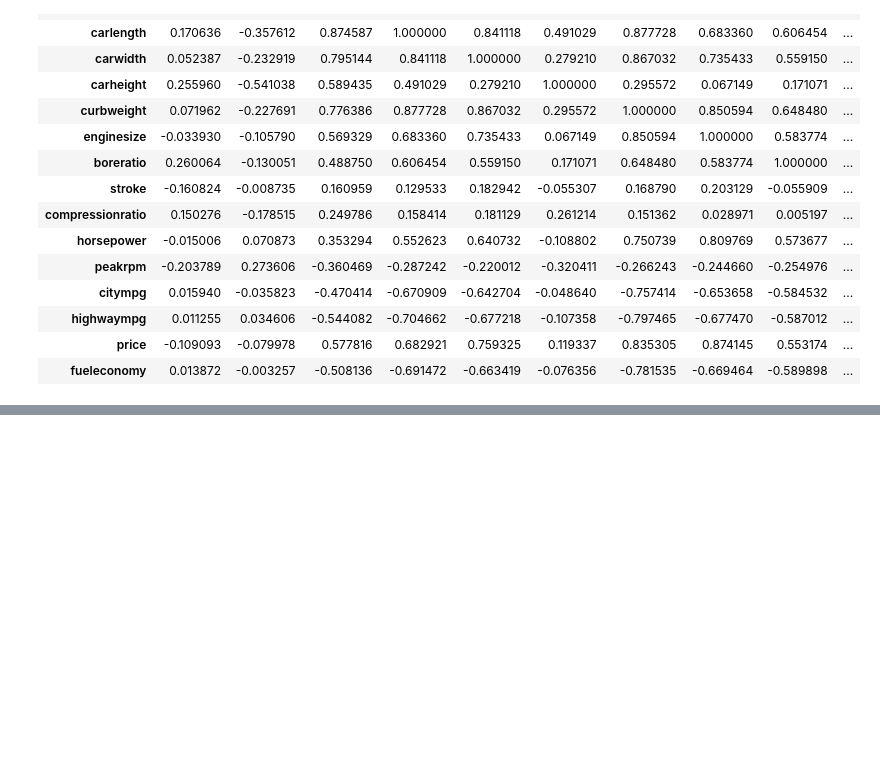
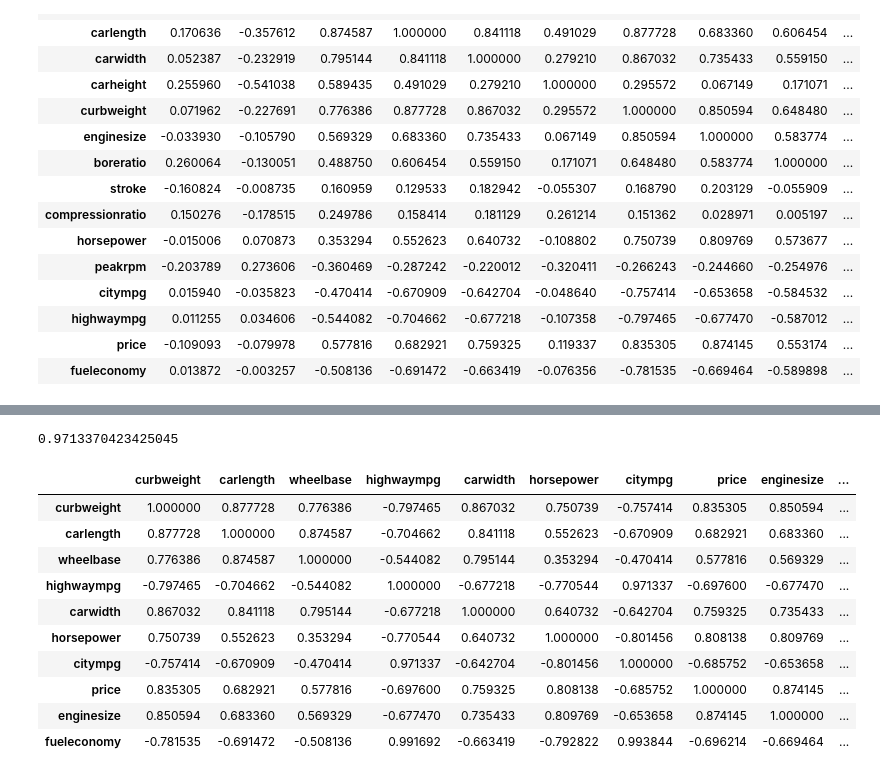
Before and after one commit to asa1997/CarPricePrediction, a Jupyter notebook: carpriceprediction.ipynb, the cells around one changed output, grey strips where cells are left out. Saved outputs shown, nothing was run; the diff lists cells and outputs as text; code cells hidden in the pictures; blank space fills up the shorter version.

```diff
--- a/carpriceprediction.ipynb
+++ b/carpriceprediction.ipynb
@@ -343,3 +376,15 @@ corr
 | highwaympg | 0.011255 | 0.034606 | -0.544082 | -0.704662 | -0.677218 | -0.107358 | -0.797465 | -0.677470 | -0.587012 | ... |
 | price | -0.109093 | -0.079978 | 0.577816 | 0.682921 | 0.759325 | 0.119337 | 0.835305 | 0.874145 | 0.553174 | ... |
 | fueleconomy | 0.013872 | -0.003257 | -0.508136 | -0.691472 | -0.663419 | -0.076356 | -0.781535 | -0.669464 | -0.589898 | ... |
+# %%
+# Find out fields with hight correlation
+corr_features = set()
+
+for i in range(len(corr.columns)):
+    for j in range(i):
+        if abs(corr.iloc[i, j]) > 0.8:
+            col1 = corr.columns[i]
+            col2 = corr.columns[j]
+            print(abs(corr.iloc[i, j]), "----", i, "----", j, "----", col1, "----", col2)
+            corr_features.add(col1)
+            corr_features.add(col2)
@@ -345,0 +417,21 @@ corr
+# %%
+print(corr['highwaympg']['citympg'])
+# %% [output]
+0.9713370423425045
+# %%
+# print correlation of highly correlated values
+
+corr_high = data[list(corr_features)].corr()
+corr_high
+# %% [output]
+|  | curbweight | carlength | wheelbase | highwaympg | carwidth | horsepower | citympg | price | enginesize | ... |
+| curbweight | 1.000000 | 0.877728 | 0.776386 | -0.797465 | 0.867032 | 0.750739 | -0.757414 | 0.835305 | 0.850594 | ... |
+| carlength | 0.877728 | 1.000000 | 0.874587 | -0.704662 | 0.841118 | 0.552623 | -0.670909 | 0.682921 | 0.683360 | ... |
+| wheelbase | 0.776386 | 0.874587 | 1.000000 | -0.544082 | 0.795144 | 0.353294 | -0.470414 | 0.577816 | 0.569329 | ... |
+| highwaympg | -0.797465 | -0.704662 | -0.544082 | 1.000000 | -0.677218 | -0.770544 | 0.971337 | -0.697600 | -0.677470 | ... |
+| carwidth | 0.867032 | 0.841118 | 0.795144 | -0.677218 | 1.000000 | 0.640732 | -0.642704 | 0.759325 | 0.735433 | ... |
+| horsepower | 0.750739 | 0.552623 | 0.353294 | -0.770544 | 0.640732 | 1.000000 | -0.801456 | 0.808138 | 0.809769 | ... |
+| citympg | -0.757414 | -0.670909 | -0.470414 | 0.971337 | -0.642704 | -0.801456 | 1.000000 | -0.685752 | -0.653658 | ... |
+| price | 0.835305 | 0.682921 | 0.577816 | -0.697600 | 0.759325 | 0.808138 | -0.685752 | 1.000000 | 0.874145 | ... |
+| enginesize | 0.850594 | 0.683360 | 0.569329 | -0.677470 | 0.735433 | 0.809769 | -0.653658 | 0.874145 | 1.000000 | ... |
+| fueleconomy | -0.781535 | -0.691472 | -0.508136 | 0.991692 | -0.663419 | -0.792822 | 0.993844 | -0.696214 | -0.669464 | ... |
```
Also changed, not shown: parts of 6 cells of this notebook.
